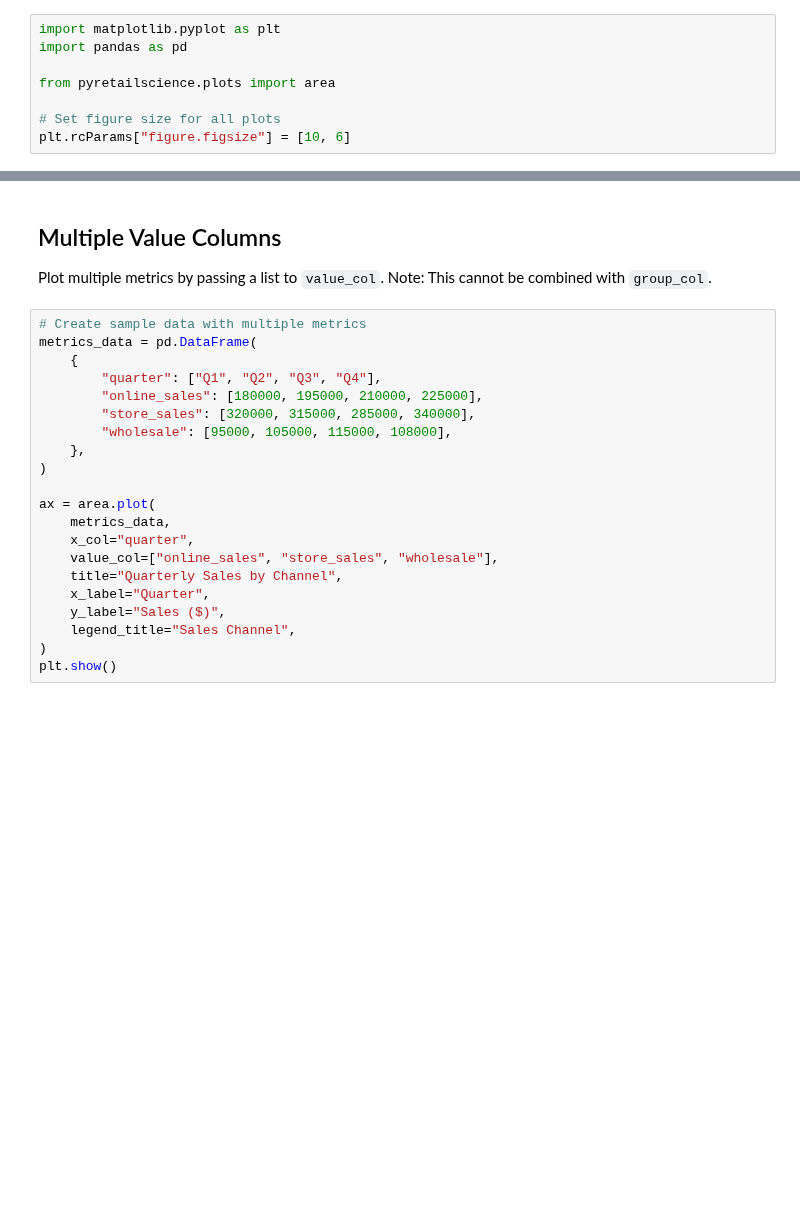
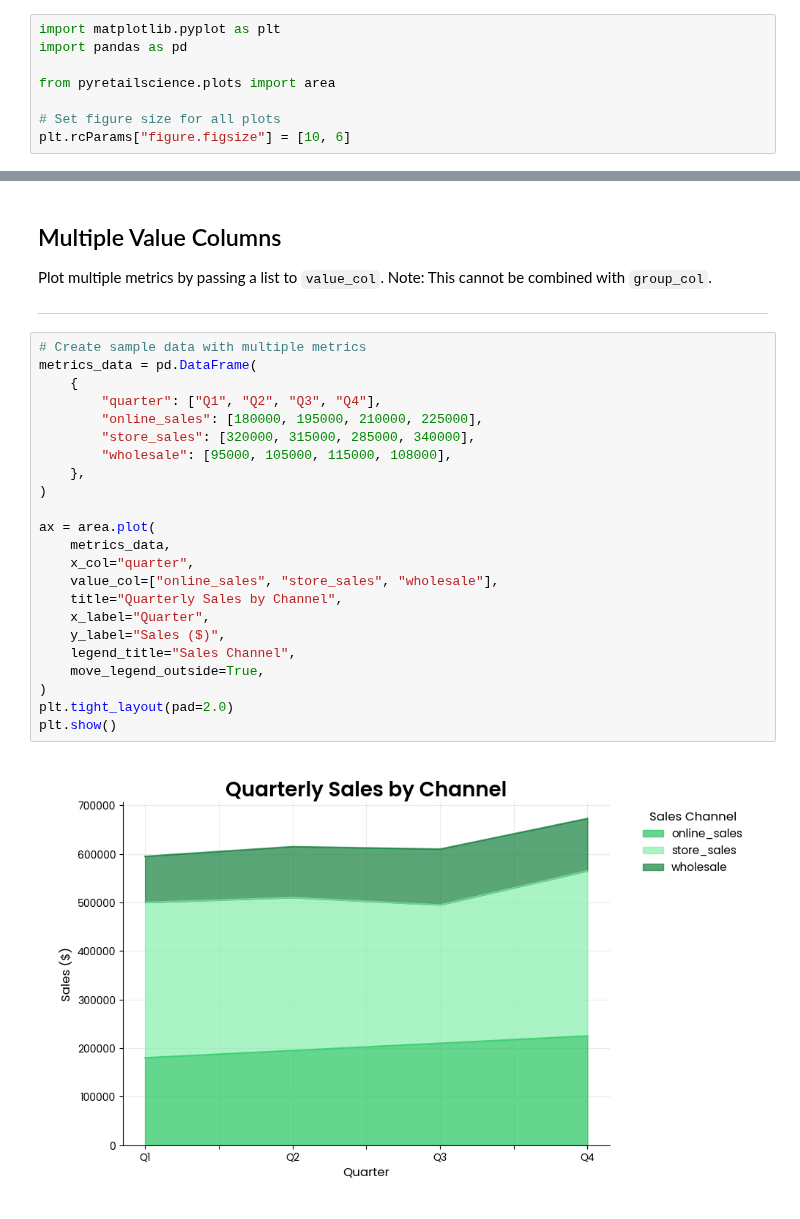
Before and after one commit to Data-Simply/pyretailscience, a Jupyter notebook: docs/gallery/plots/area.ipynb, the cells around one changed output, grey strips where cells are left out. Drawn from its saved outputs; the diff is of its cells as text; blank space fills up the shorter version.

```diff
--- a/docs/gallery/plots/area.ipynb
+++ b/docs/gallery/plots/area.ipynb
@@ -105,27 +121,33 @@ plt.show()
 ## Multiple Value Columns
 
 Plot multiple metrics by passing a list to `value_col`. Note: This cannot be combined with `group_col`.
+
+---
 # %%
 # Create sample data with multiple metrics
 metrics_data = pd.DataFrame(
     {
         "quarter": ["Q1", "Q2", "Q3", "Q4"],
         "online_sales": [180000, 195000, 210000, 225000],
         "store_sales": [320000, 315000, 285000, 340000],
         "wholesale": [95000, 105000, 115000, 108000],
     },
 )
 
 ax = area.plot(
     metrics_data,
     x_col="quarter",
     value_col=["online_sales", "store_sales", "wholesale"],
     title="Quarterly Sales by Channel",
     x_label="Quarter",
     y_label="Sales ($)",
     legend_title="Sales Channel",
+    move_legend_outside=True,
 )
+plt.tight_layout(pad=2.0)
 plt.show()
+# %% [output]
+[figure, added]
 # %% [markdown]
 ## Stacked Areas
 
```
Also changed, not shown: parts of 12 cells of this notebook, 1 other file.
